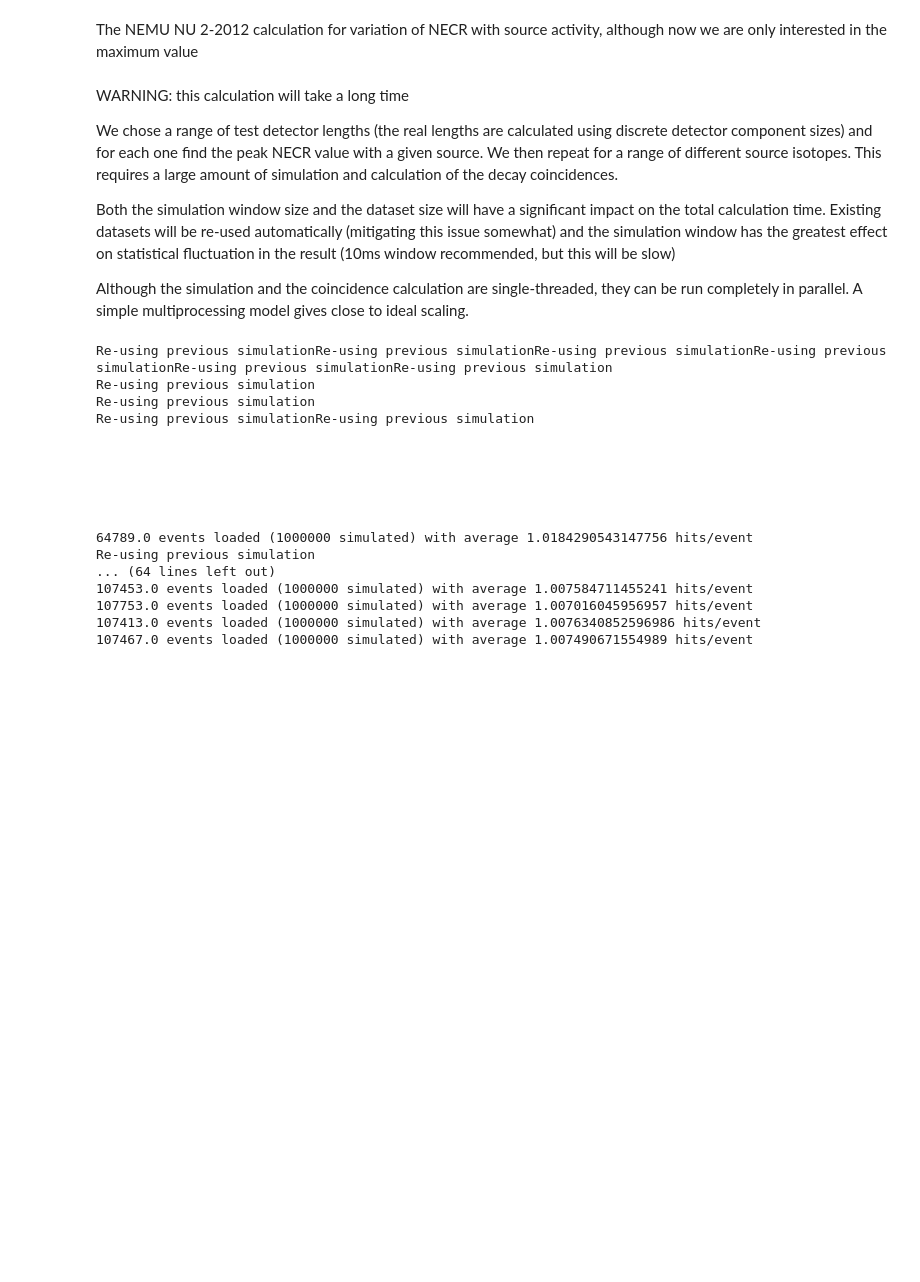
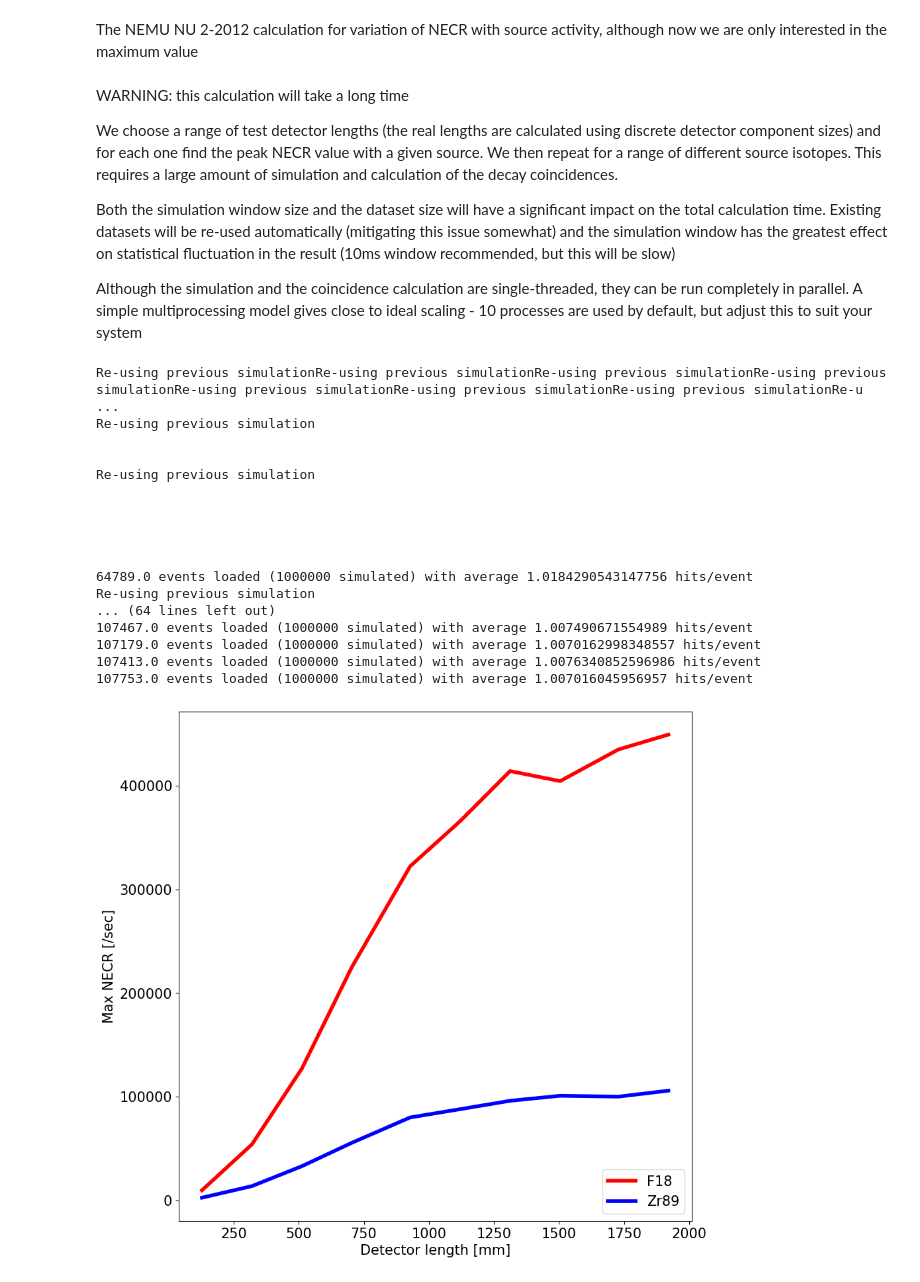
Before and after one commit to bwynneHEP/SimplePetScanner, a Jupyter notebook: analysis/Zr89versusF18.ipynb, the cells around one changed output. Drawn from its saved outputs; the diff is of its cells as text; code cells hidden in the pictures; blank space fills up the shorter version.

```diff
--- a/analysis/Zr89versusF18.ipynb
+++ b/analysis/Zr89versusF18.ipynb
@@ -76,14 +76,14 @@ def NECRatTimeZr89( tracerData, crystalData, crystalActivity, detectorRadius, ph
 # %% [markdown]
 WARNING: this calculation will take a long time
 
-We chose a range of test detector lengths (the real lengths are calculated using discrete detector component sizes) and for each one find the peak NECR value with a given source. We then repeat for a range of different source isotopes. This requires a large amount of simulation and calculation of the decay coincidences.
+We choose a range of test detector lengths (the real lengths are calculated using discrete detector component sizes) and for each one find the peak NECR value with a given source. We then repeat for a range of different source isotopes. This requires a large amount of simulation and calculation of the decay coincidences.
 
 Both the simulation window size and the dataset size will have a significant impact on the total calculation time. Existing datasets will be re-used automatically (mitigating this issue somewhat) and the simulation window has the greatest effect on statistical fluctuation in the result (10ms window recommended, but this will be slow)
 
-Although the simulation and the coincidence calculation are single-threaded, they can be run completely in parallel. A simple multiprocessing model gives close to ideal scaling.
+Although the simulation and the coincidence calculation are single-threaded, they can be run completely in parallel. A simple multiprocessing model gives close to ideal scaling - 10 processes are used by default, but adjust this to suit your system
 # %%
 # Investigate ideal detector length with Siemens geometry
-def OneDetector( detectorLength, phantomLength, isotope, simulationWindow=1E-3, coincidenceWindow=4.7E-9 ):
+def OneDetector( detectorLength, phantomLength, isotope, simulationWindow=1E-2, coincidenceWindow=4.7E-9 ):
 
     tracerName = "Linear" + isotope
     isotopeMethod = NECRatTimeF18
@@ -102,7 +102,7 @@ def OneDetector( detectorLength, phantomLength, isotope, simulationWindow=1E-3,
 
     return ( max( necrAtTimeSiemens ), sqp.DetectorDiscreteLength( detectorLength ) )
 
-def PeakNECRWithLengthMultiprocess( phantomLength, isotope, simulationWindow=1E-3, coincidenceWindow=4.7E-9, processes=10 ):
+def PeakNECRWithLengthMultiprocess( phantomLength, isotope, simulationWindow=1E-2, coincidenceWindow=4.7E-9, processes=10 ):
 
     # Create the arguments for each process
     detectorLengths = [ 100, 300, 500, 700, 900, 1100, 1300, 1500, 1700, 1900 ]
@@ -127,14 +127,14 @@ detectorLengths = []
 maxNECRlines = []
 isotopes = [ "F18", "Zr89" ]
 for isotope in isotopes:
-    detectorLengths, maxNECR = PeakNECRWithLengthMultiprocess( 700, isotope )
+    detectorLengths, maxNECR = PeakNECRWithLengthMultiprocess( 700, isotope, simulationWindow=1E-2 )
     maxNECRlines.append( maxNECR )
 # %% [output]
-Re-using previous simulationRe-using previous simulationRe-using previous simulationRe-using previous simulationRe-using previous simulationRe-using previous simulation
+Re-using previous simulationRe-using previous simulationRe-using previous simulationRe-using previous simulationRe-using previous simulationRe-using previous simulationRe-using previous simulationRe-u ...
 Re-using previous simulation
+
+
 Re-using previous simulation
-Re-using previous simulationRe-using previous simulation
-
 
 
 
@@ -143,7 +143,18 @@ Re-using previous simulationRe-using previous simulation
 64789.0 events loaded (1000000 simulated) with average 1.0184290543147756 hits/event
 Re-using previous simulation
 ... (64 lines left out)
-107453.0 events loaded (1000000 simulated) with average 1.007584711455241 hits/event
+107467.0 events loaded (1000000 simulated) with average 1.007490671554989 hits/event
+107179.0 events loaded (1000000 simulated) with average 1.0070162998348557 hits/event
+107413.0 events loaded (1000000 simulated) with average 1.0076340852596986 hits/event
 107753.0 events loaded (1000000 simulated) with average 1.007016045956957 hits/event
-107413.0 events loaded (1000000 simulated) with average 1.0076340852596986 hits/event
-107467.0 events loaded (1000000 simulated) with average 1.007490671554989 hits/event
+# %%
+mpl.plot( detectorLengths, maxNECRlines[0], label=isotope[0], color='r', linewidth=4.0 )
+mpl.plot( detectorLengths, maxNECRlines[1], label=isotope[1], color='b', linewidth=4.0 )
+
+mpl.xlabel( "Detector length [mm]" )
+mpl.ylabel( "Max NECR [/sec]" )
+mpl.legend( isotopes )
+mpl.gcf().set_size_inches( 10, 10 )
+mpl.show()
+# %% [output]
+[figure, added]
```
Also changed, not shown: parts of 7 cells of this notebook.
